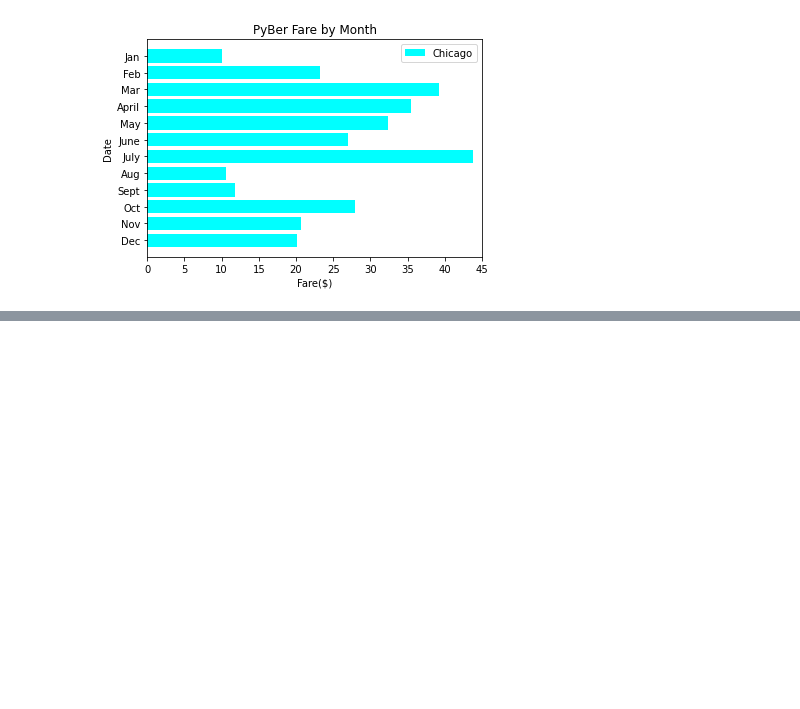
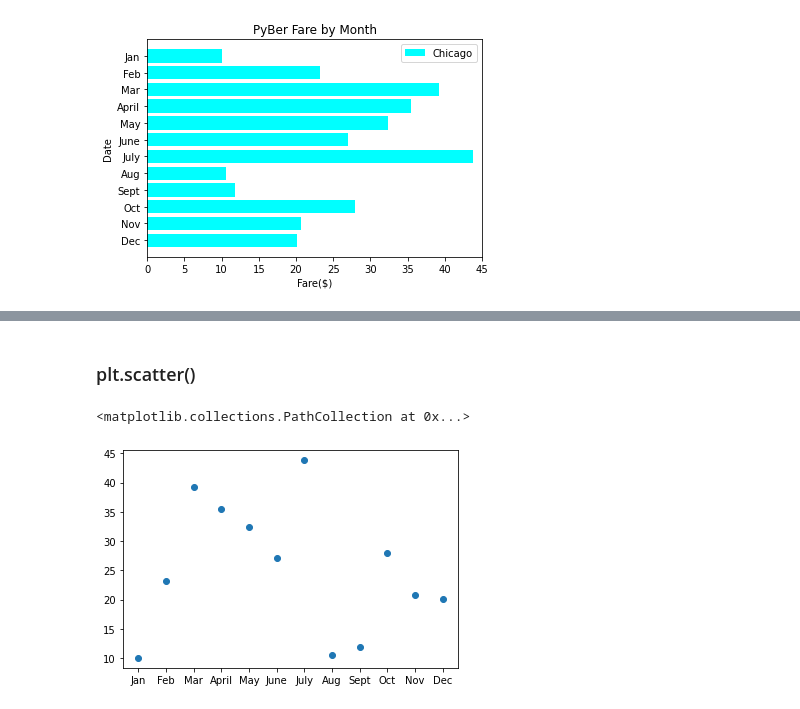
Before and after one commit to BiancaTaisePommerening/PyBer_Analysis, a Jupyter notebook: matplotlib_practice.ipynb, the cells around one changed output, grey strips where cells are left out. Saved outputs shown, nothing was run; the diff lists cells and outputs as text; code cells hidden in the pictures; blank space fills up the shorter version.

```diff
--- a/matplotlib_practice.ipynb
+++ b/matplotlib_practice.ipynb
@@ -314,0 +339,7 @@ ax.invert_yaxis()
+# %% [markdown]
+### plt.scatter()
+# %%
+plt.scatter(x_axis, y_axis)
+# %% [output]
+<matplotlib.collections.PathCollection at 0x...>
+[figure, added]
```
Also changed, not shown: parts of 30 cells of this notebook, 4 other files.
